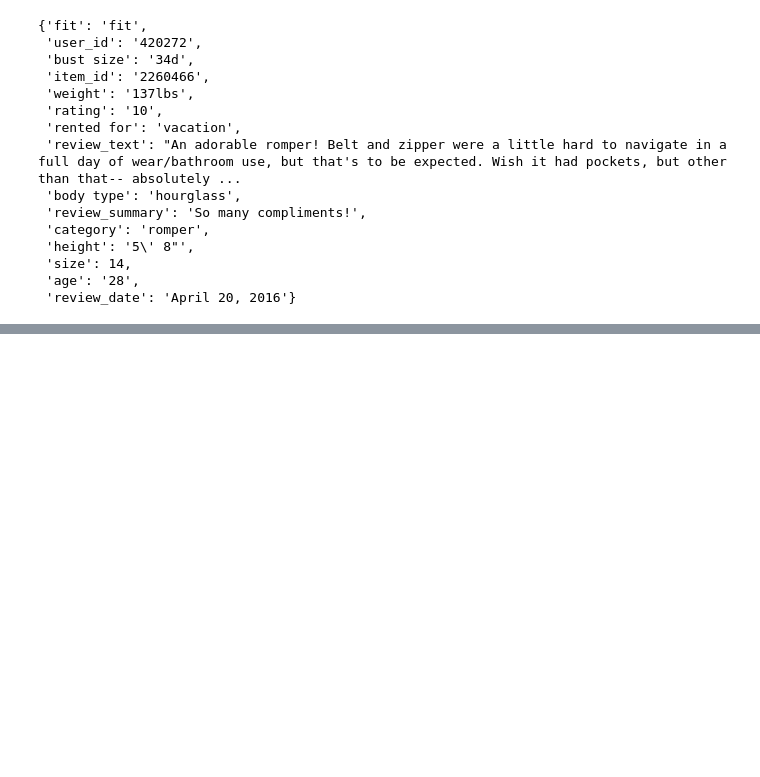
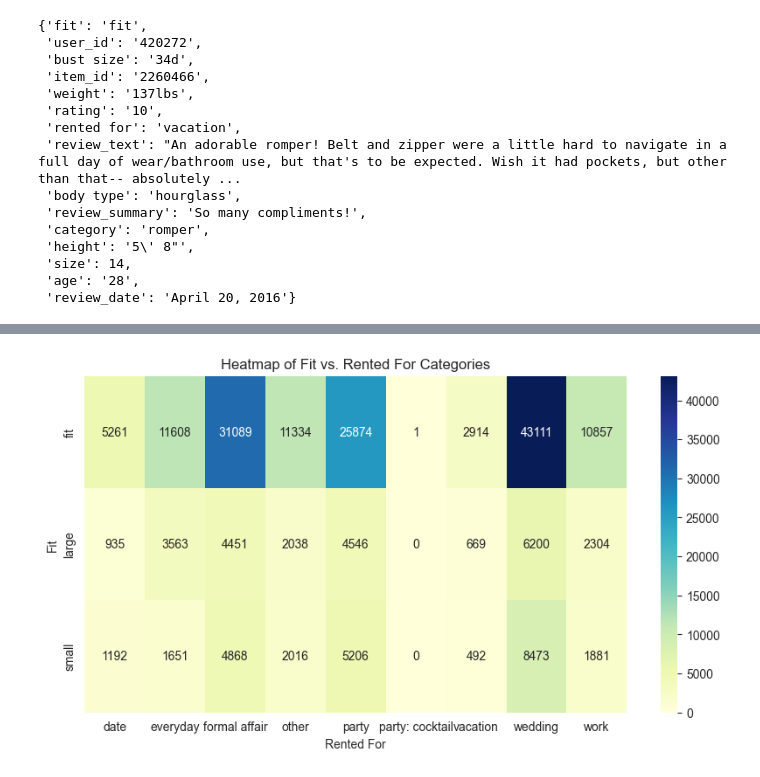
Before and after one commit to CSE-158-As2/Assignment-2, a Jupyter notebook: assignment2.ipynb, the cells around one changed output, grey strips where cells are left out. Saved outputs shown, nothing was run; the diff lists cells and outputs as text; code cells hidden in the pictures; blank space fills up the shorter version.

```diff
--- a/assignment2.ipynb
+++ b/assignment2.ipynb
@@ -49,0 +108,8 @@ Y = [d['rating'] for d in dataset]
+# %%
+# Replace 'nan' string with actual NaN and drop those rows
+df['rented for'] = df['rented for'].replace('NaN', pd.NA)
+df.dropna(subset=['rented for'], inplace=True)
+# %%
+# We will create a cross-tabulation of the 'fit' variable with the 'rented for' category
+fit_rented_for_crosstab = pd.crosstab(df['fit'], df['rented for'])
+fit_rented_for_crosstab
@@ -49,0 +122,15 @@ Y = [d['rating'] for d in dataset]
+# %%
+# Visualizing the cross-tabulation with a heatmap
+plt.figure(figsize=(10, 5))
+
+ax = sns.heatmap(fit_rented_for_crosstab, annot=True, fmt="d", cmap="YlGnBu")
+
+# Set title and labels
+ax.set_title('Heatmap of Fit vs. Rented For Categories')
+ax.set_xlabel('Rented For')
+ax.set_ylabel('Fit')
+
+# Display the plot
+ax.figure.show()
+# %% [output]
+[figure, added]
```
Also changed, not shown: parts of 20 cells of this notebook, 2 other files.
